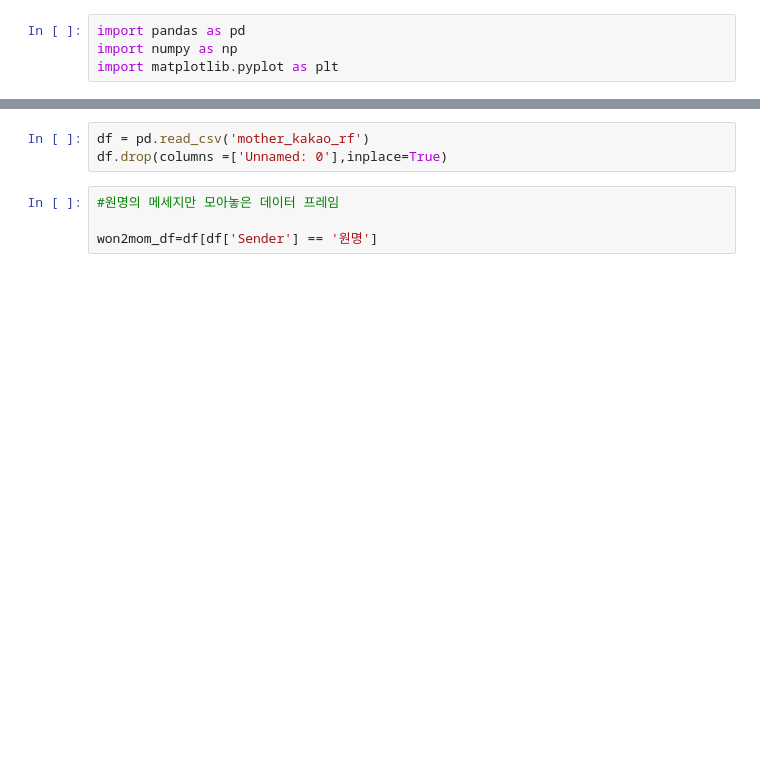
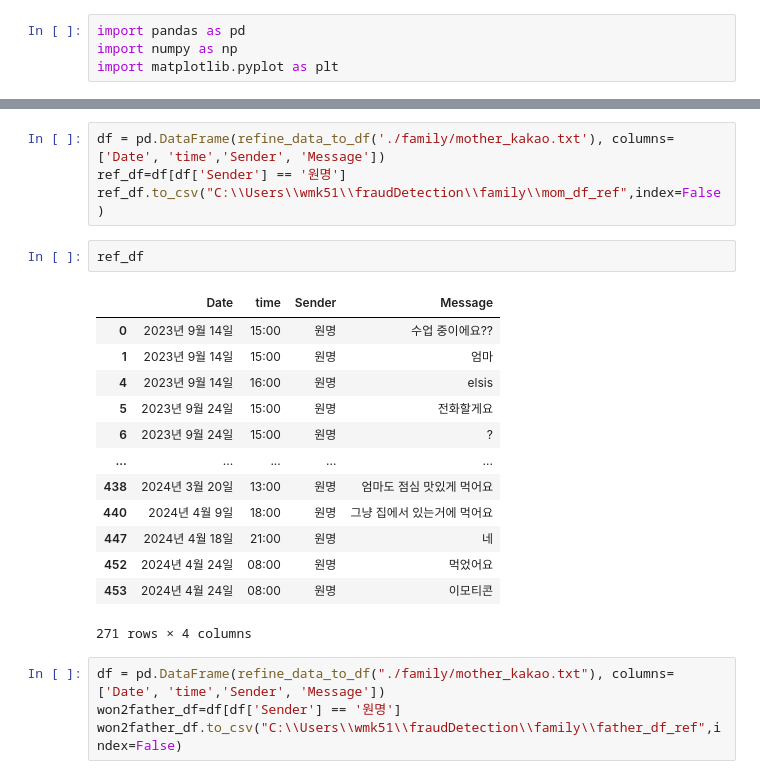
Before and after one commit to wonmyeong/fraudDetection, a Jupyter notebook: main.ipynb, the cells around one changed output, grey strips where cells are left out. Saved outputs shown, nothing was run; the diff lists cells and outputs as text; blank space fills up the shorter version.

```diff
--- a/main.ipynb
+++ b/main.ipynb
@@ -35,7 +57,24 @@ df.to_csv('mother_kakao_rf')
 # %%
-df = pd.read_csv('mother_kakao_rf')
-df.drop(columns =['Unnamed: 0'],inplace=True)
+df = pd.DataFrame(refine_data_to_df('./family/mother_kakao.txt'), columns=['Date', 'time','Sender', 'Message'])
+ref_df=df[df['Sender'] == '원명']
+ref_df.to_csv("C:\\Users\\wmk51\\fraudDetection\\family\\mom_df_ref",index=False)
-# %%
-#원명의 메세지만 모아놓은 데이터 프레임
-
-won2mom_df=df[df['Sender'] == '원명']
+# %%
+ref_df
+# %% [output]
+|  | Date | time | Sender | Message |
+| 0 | 2023년 9월 14일 | 15:00 | 원명 | 수업 중이에요?? |
+| 1 | 2023년 9월 14일 | 15:00 | 원명 | 엄마 |
+| 4 | 2023년 9월 14일 | 16:00 | 원명 | elsis |
+| 5 | 2023년 9월 24일 | 15:00 | 원명 | 전화할게요 |
+| 6 | 2023년 9월 24일 | 15:00 | 원명 | ? |
+| ... | ... | ... | ... | ... |
+| 438 | 2024년 3월 20일 | 13:00 | 원명 | 엄마도 점심 맛있게 먹어요 |
+| 440 | 2024년 4월 9일 | 18:00 | 원명 | 그냥 집에서 있는거에 먹어요 |
+| 447 | 2024년 4월 18일 | 21:00 | 원명 | 네 |
+| 452 | 2024년 4월 24일 | 08:00 | 원명 | 먹었어요 |
+| 453 | 2024년 4월 24일 | 08:00 | 원명 | 이모티콘 |
+271 rows × 4 columns
+# %%
+df = pd.DataFrame(refine_data_to_df("./family/mother_kakao.txt"), columns=['Date', 'time','Sender', 'Message'])
+won2father_df=df[df['Sender'] == '원명']
+won2father_df.to_csv("C:\\Users\\wmk51\\fraudDetection\\family\\father_df_ref",index=False)
```
Also changed, not shown: parts of 2 cells of this notebook, 23 other files.
